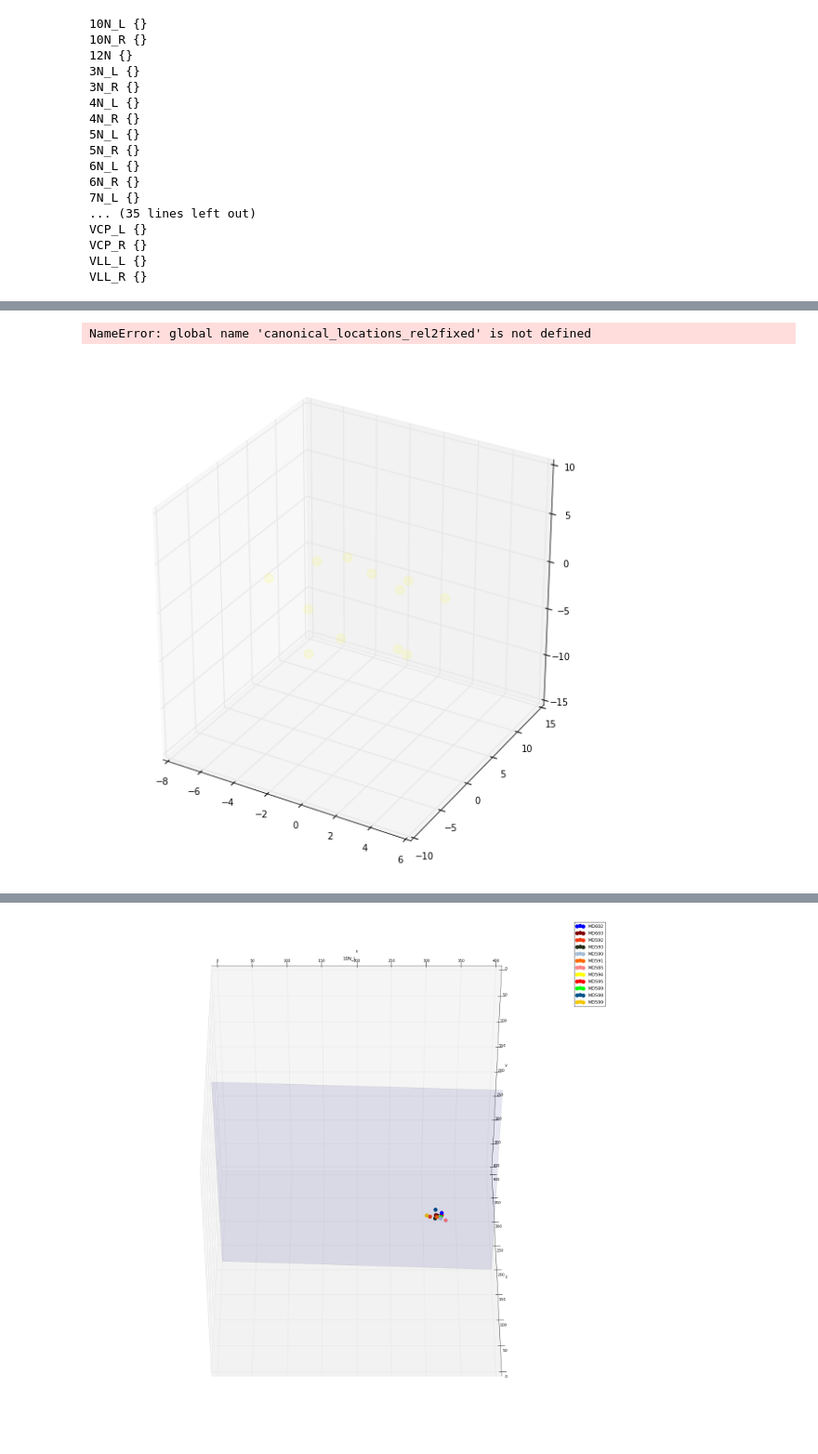
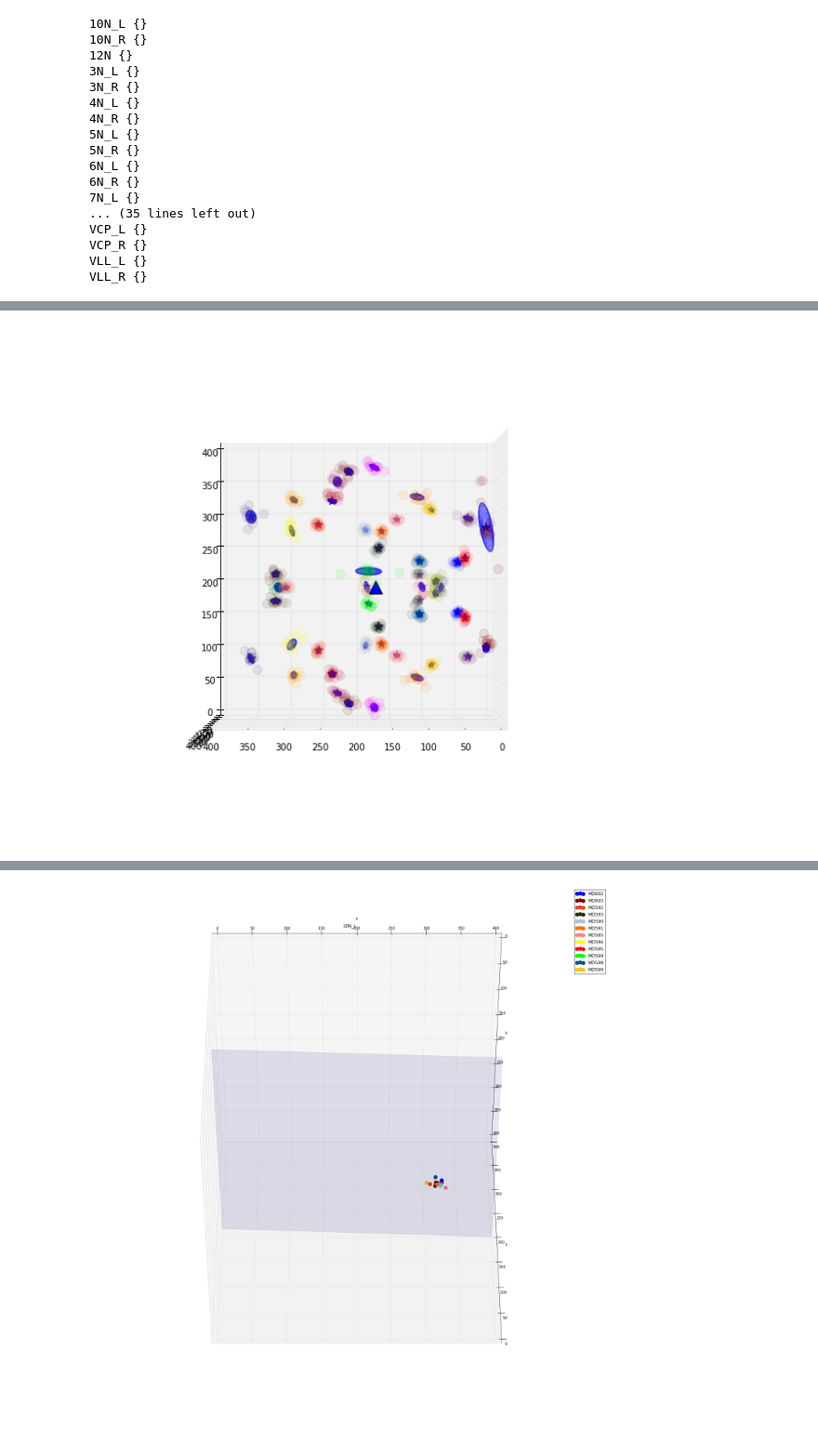
Before and after one commit to mistycheney/MouseBrainAtlas, a Jupyter notebook: registration/update_atlas.ipynb, the cells around one changed output, grey strips where cells are left out. Shown at 93% size. Drawn from its saved outputs; the diff is of its cells as text; code cells hidden in the pictures.

```diff
--- a/registration/update_atlas.ipynb
+++ b/registration/update_atlas.ipynb
@@ -346,8 +389,8 @@ VCP_R {}
 VLL_L {}
 VLL_R {}
 # %%
-instance_centroids_deviations_allstructures_outlier_removed = \
-{name_s: [v for st, v in instance_centroids_deviations_allstructures[name_s].iteritems()
+instance_centroids_deviations_allstructures_rel2nominal_outlier_removed = \
+{name_s: [v for st, v in instance_centroids_deviations_allstructures_rel2nominal[name_s].iteritems()
                     if st not in outliers_allstructures[name_s]]
 for name_s in all_known_structures_sided}
 # %%
@@ -356,4 +399,4 @@ compute_covar_from_instance_centroids(instance_centroids_deviations_allstructure
 # %%
-updated_canonical_locations_rel2canon, updated_canonical_centroid_rel2atlas, updated_canonical_normal = \
-average_location(mean_centroid_allLandmarks=new_mean_centroids_rel2atlas_allstructures_outlierRemoved)
+updated_nominal_locations_rel2canon, updated_canonical_centroid_rel2atlas, updated_canonical_normal = \
+average_location(mean_centroid_allLandmarks=new_nominal_centroids_rel2atlas_allstructures_outlierRemoved)
 # %% [output]
@@ -368,3 +415,7 @@ deviation angle: 0.651976561993
+# %%
+instance_centroids_deviations_allstructures_rel2canon_outlier_removed = \
+{name_s: xs + new_nominal_centroids_rel2atlas_allstructures_outlierRemoved[name_s] - updated_canonical_centroid_rel2atlas
+for name_s, xs in instance_centroids_deviations_allstructures_rel2nominal_outlier_removed.iteritems()}
 # %%
 # updated_canonical_midplane_xx, updated_canonical_midplane_yy = np.meshgrid(range(0, 500, 100), range(0, 500, 100), indexing='xy')
 # updated_canonical_midplane_z = -(updated_canonical_normal[0] * (updated_canonical_midplane_xx - updated_canonical_centroid_rel2fixed[0]) + \
@@ -381,6 +426,9 @@ AttributeError: __abstractmethods__
-# %%
-plot_centroid_means_and_covars_3d(instance_centroids_deviations_allstructures_outlier_removed)
-# %% [output]
-NameError: global name 'canonical_locations_rel2fixed' is not defined
-[figure, removed]
+# %%
+plot_centroid_means_and_covars_3d(instance_centroids=instance_centroids_deviations_allstructures_rel2canon_outlier_removed,
+                                 nominal_locations=updated_nominal_locations_rel2canon,
+                                 canonical_centroid=updated_canonical_centroid_rel2atlas,
+                                 colors={name_s: np.array(name_unsided_to_color[convert_to_original_name(name_s)])/255.
+                                        for name_s in instance_centroids_deviations_allstructures_rel2canon_outlier_removed.keys()})
+# %% [output]
+[figure, added]
 # %%
```
Also changed, not shown: parts of 22 cells of this notebook, 7 other files.
